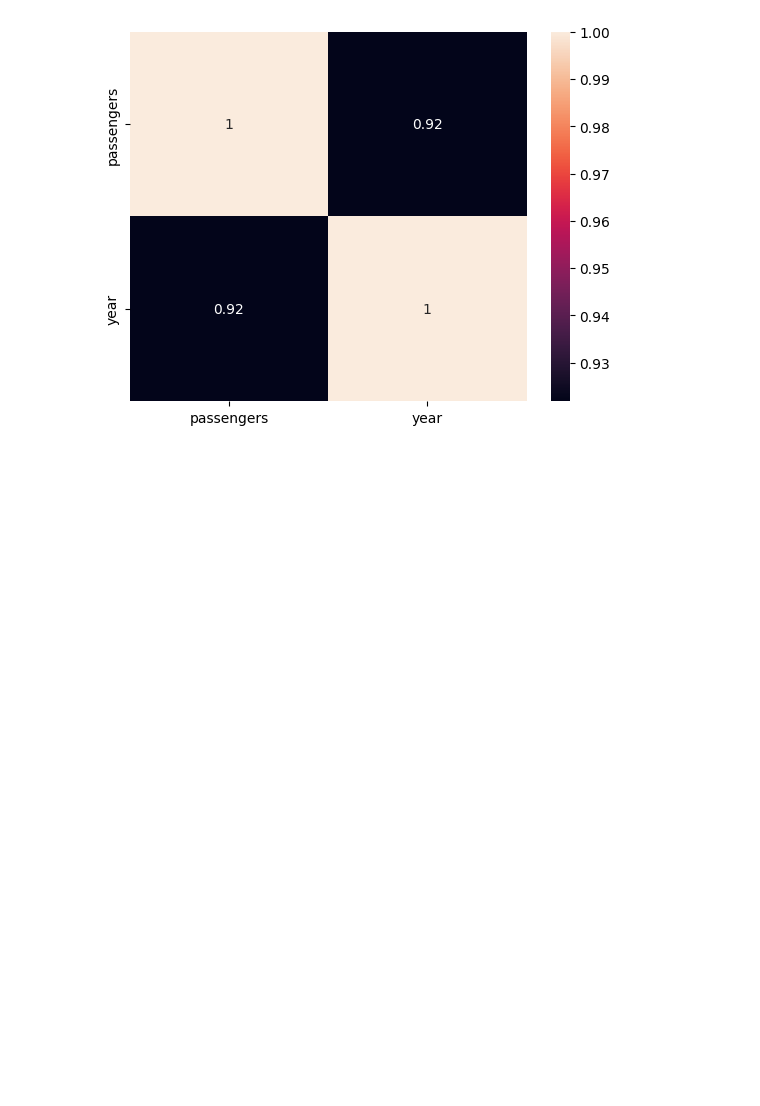
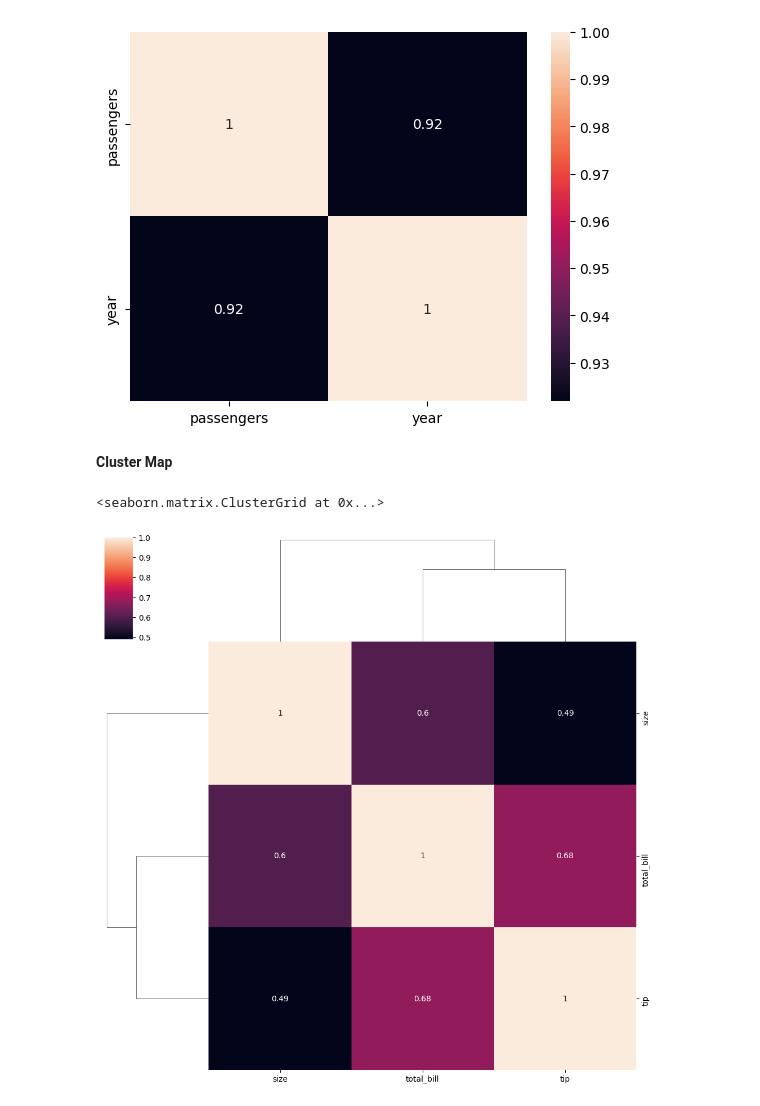
Before and after one commit to VisheshKamble/ML-Learnings, a Jupyter notebook: matrixplot.ipynb, the cells around one changed output. Saved outputs shown, nothing was run; the diff lists cells and outputs as text; code cells hidden in the pictures; blank space fills up the shorter version.

Commit message:
Cluster Map

```diff
--- a/matrixplot.ipynb
+++ b/matrixplot.ipynb
@@ -62,3 +62,10 @@ sns.heatmap(flightscorr, annot = True)
 # %% [output]
 <Axes: >
 [figure]
+# %% [markdown]
+**Cluster Map**
+# %%
+sns.clustermap(tipscorr, annot = True)
+# %% [output]
+<seaborn.matrix.ClusterGrid at 0x...>
+[figure, added]
```
